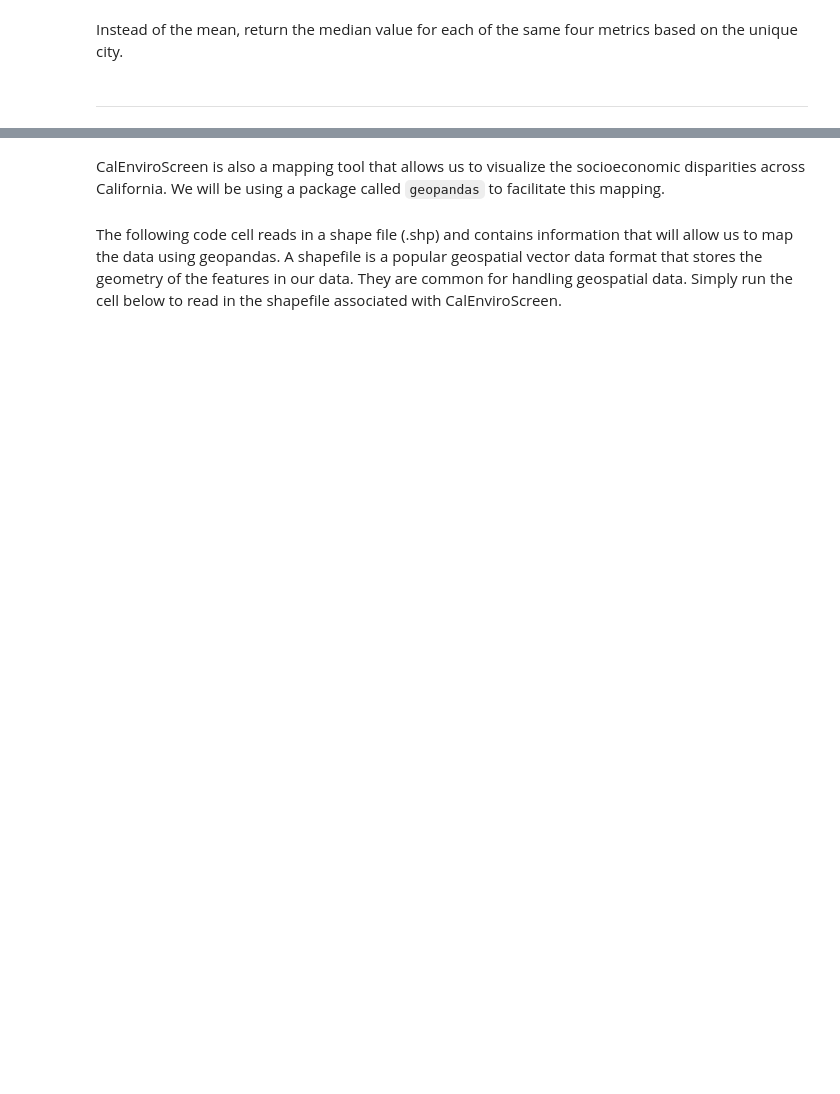
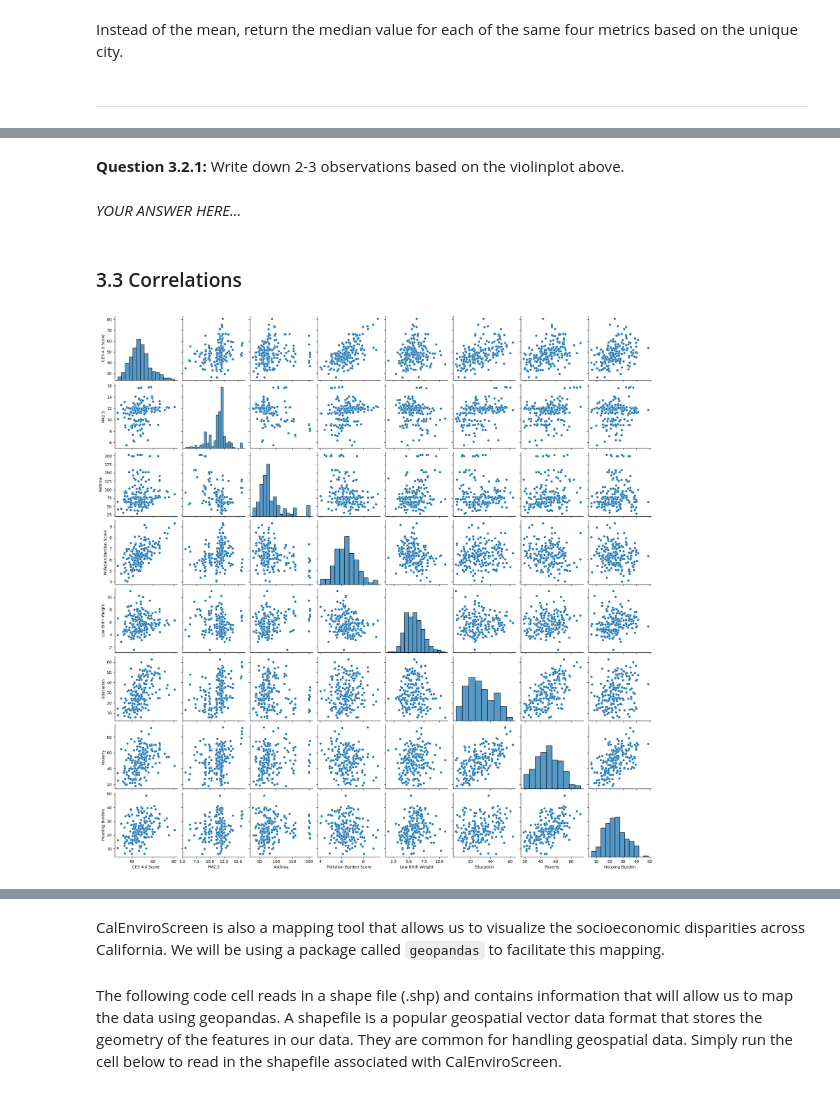
Before and after one commit to ds-modules/ECC-Sp24, a Jupyter notebook: CalEnviroScreen/CES-HWDraft.ipynb, the cells around one changed output, grey strips where cells are left out. Drawn from its saved outputs; the diff is of its cells as text; code cells hidden in the pictures; blank space fills up the shorter version.

```diff
--- a/CalEnviroScreen/CES-HWDraft.ipynb
+++ b/CalEnviroScreen/CES-HWDraft.ipynb
@@ -412,0 +446,10 @@ city_medians = ...
+# %% [markdown]
+**Question 3.2.1:** Write down 2-3 observations based on the violinplot above.
+# %% [markdown]
+*YOUR ANSWER HERE...*
+# %% [markdown]
+### 3.3 Correlations
+# %%
+sns.pairplot(ces_subset);
+# %% [output]
+[figure, added]
```
Also changed, not shown: parts of 42 cells of this notebook.
